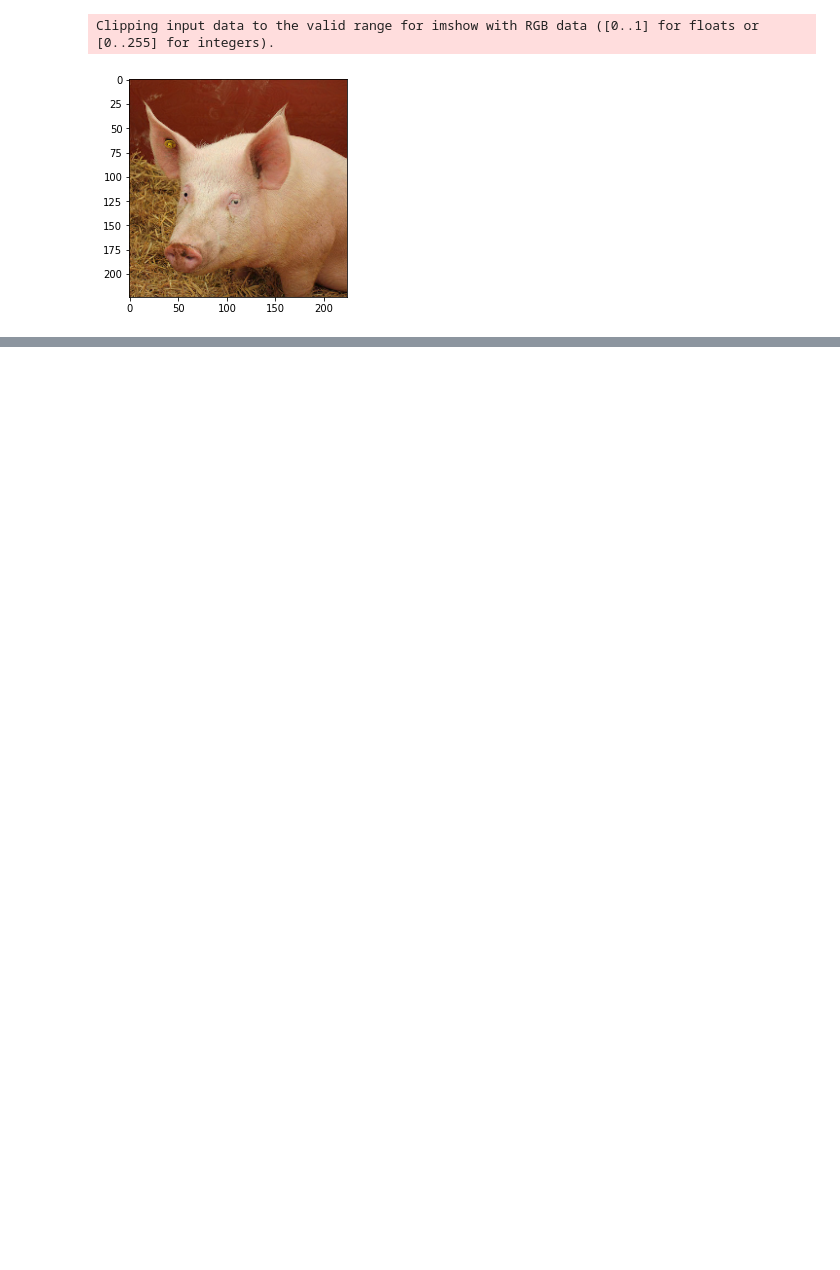
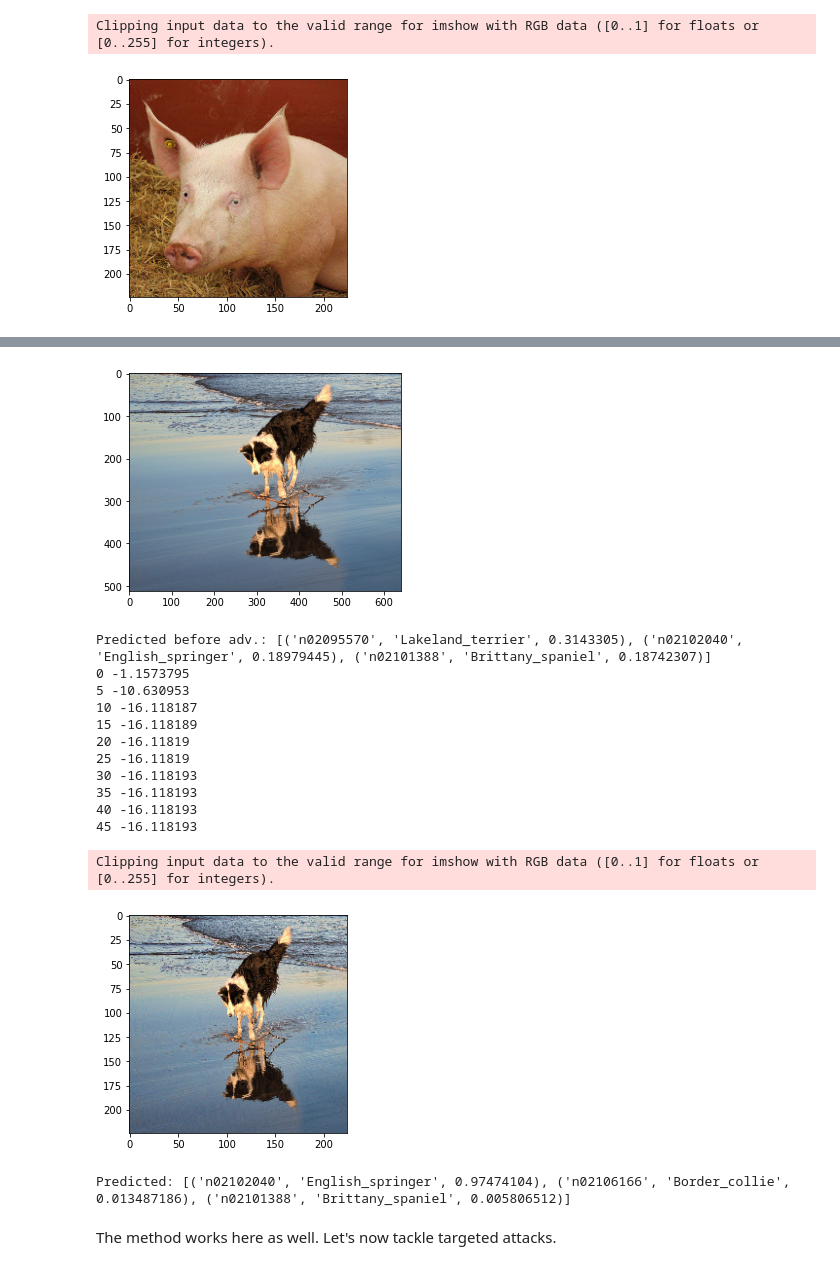
Before and after one commit to sayakpaul/Adversarial-Examples-in-Deep-Learning, a Jupyter notebook: Image_Adversaries_Basics.ipynb, the cells around one changed output, grey strips where cells are left out. Drawn from its saved outputs; the diff is of its cells as text; code cells hidden in the pictures; blank space fills up the shorter version.

```diff
--- a/Image_Adversaries_Basics.ipynb
+++ b/Image_Adversaries_Basics.ipynb
@@ -159,5 +161,5 @@ Predicted: [('n01883070', 'wombat', 0.9999783), ('n02909870', 'bucket', 1.329562
 # %%
-def generate_adversaries(image_tensor, delta):
+def generate_adversaries(image_tensor, delta, true_class_index):
     # Loss and optimizer
     scc_loss = tf.keras.losses.SparseCategoricalCrossentropy()
     optimizer = tf.keras.optimizers.Adam(learning_rate=0.1)
@@ -169,7 +171,7 @@ def generate_adversaries(image_tensor, delta):
             inp = preprocess_input(image_tensor + delta)
             predictions = resnet50(inp, training=False)
             loss = - scc_loss(
-                    tf.convert_to_tensor([341]),
+                    tf.convert_to_tensor([true_class_index]),
                     predictions
                 )
             if t % 5 == 0:
@@ -187,7 +189,7 @@ def generate_adversaries(image_tensor, delta):
 
     return delta
 # %%
-def perturb_image(image_path):
+def perturb_image(image_path, true_class_index):
     # Load and preprocess image but a but without any `preprocess_input`
     sample_image = show_image(image_path)
     preprocessed_image = preprocess_image_without(sample_image)
@@ -201,7 +203,7 @@ def perturb_image(image_path):
     delta = tf.Variable(tf.zeros_like(image_tensor), trainable=True)
 
     # Get the adversary vector
-    delta_tensor = generate_adversaries(image_tensor, delta)
+    delta_tensor = generate_adversaries(image_tensor, delta, true_class_index)
 
     # See if the image changes
     plt.imshow((image_tensor + delta_tensor).numpy().squeeze()/255)
@@ -321,3 +233,23 @@ Predicted: [('n02791270', 'barbershop', 0.45213148), ('n04376876', 'syringe', 0.
+# %%
+perturb_image("example.jpg", 189)
+# %% [output]
+[figure, added]
+Predicted before adv.: [('n02095570', 'Lakeland_terrier', 0.3143305), ('n02102040', 'English_springer', 0.18979445), ('n02101388', 'Brittany_spaniel', 0.18742307)]
+0 -1.1573795
+5 -10.630953
+10 -16.118187
+15 -16.118189
+20 -16.11819
+25 -16.11819
+30 -16.118193
+35 -16.118193
+40 -16.118193
+45 -16.118193
+Clipping input data to the valid range for imshow with RGB data ([0..1] for floats or [0..255] for integers).
+[figure, added]
+Predicted: [('n02102040', 'English_springer', 0.97474104), ('n02106166', 'Border_collie', 0.013487186), ('n02101388', 'Brittany_spaniel', 0.005806512)]
+# %% [markdown]
+The method works here as well. Let's now tackle targeted attacks.
 # %%
 def generate_adversaries_targeted(image_tensor, delta,
     true_index, target_index):
```
Also changed, not shown: parts of 29 cells of this notebook.
